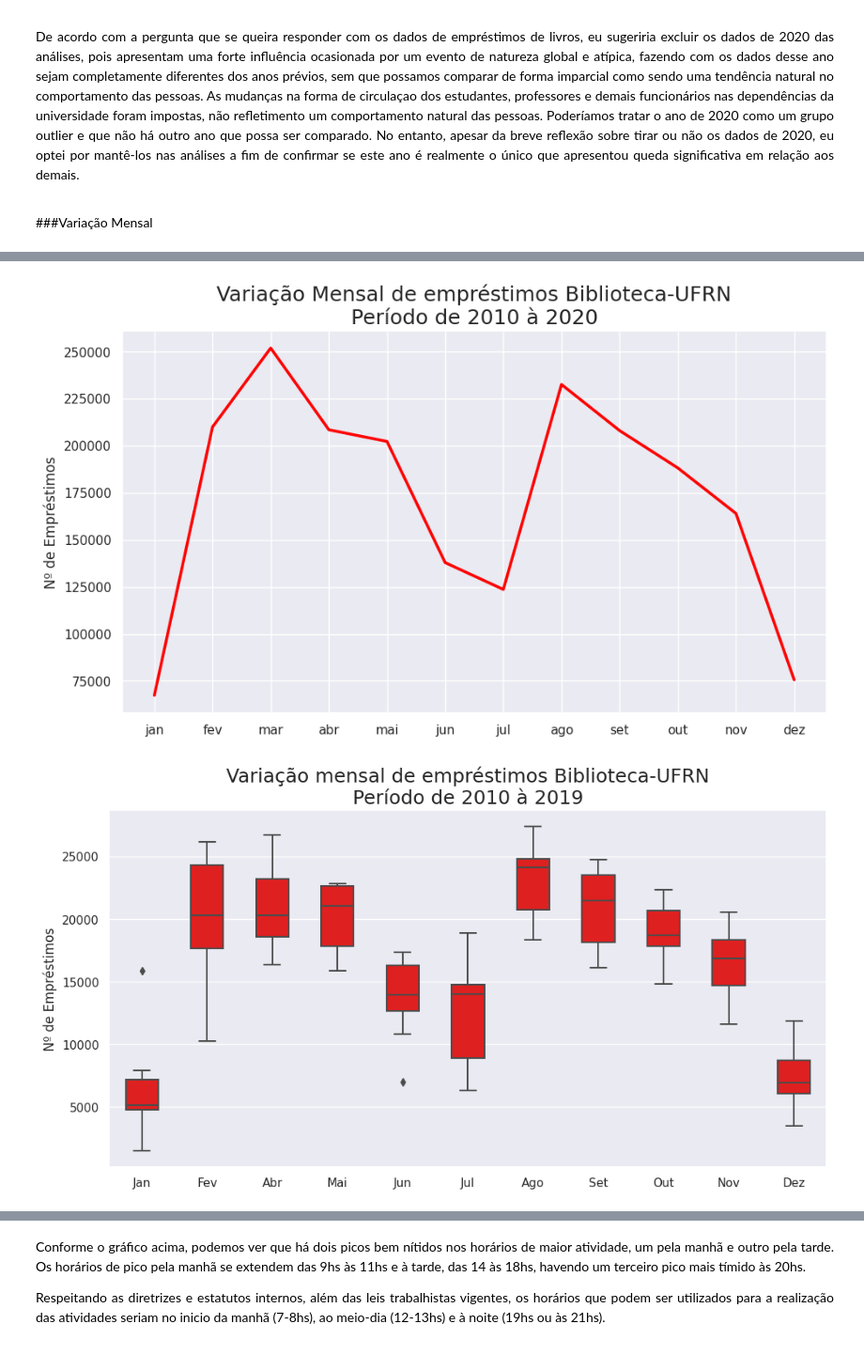
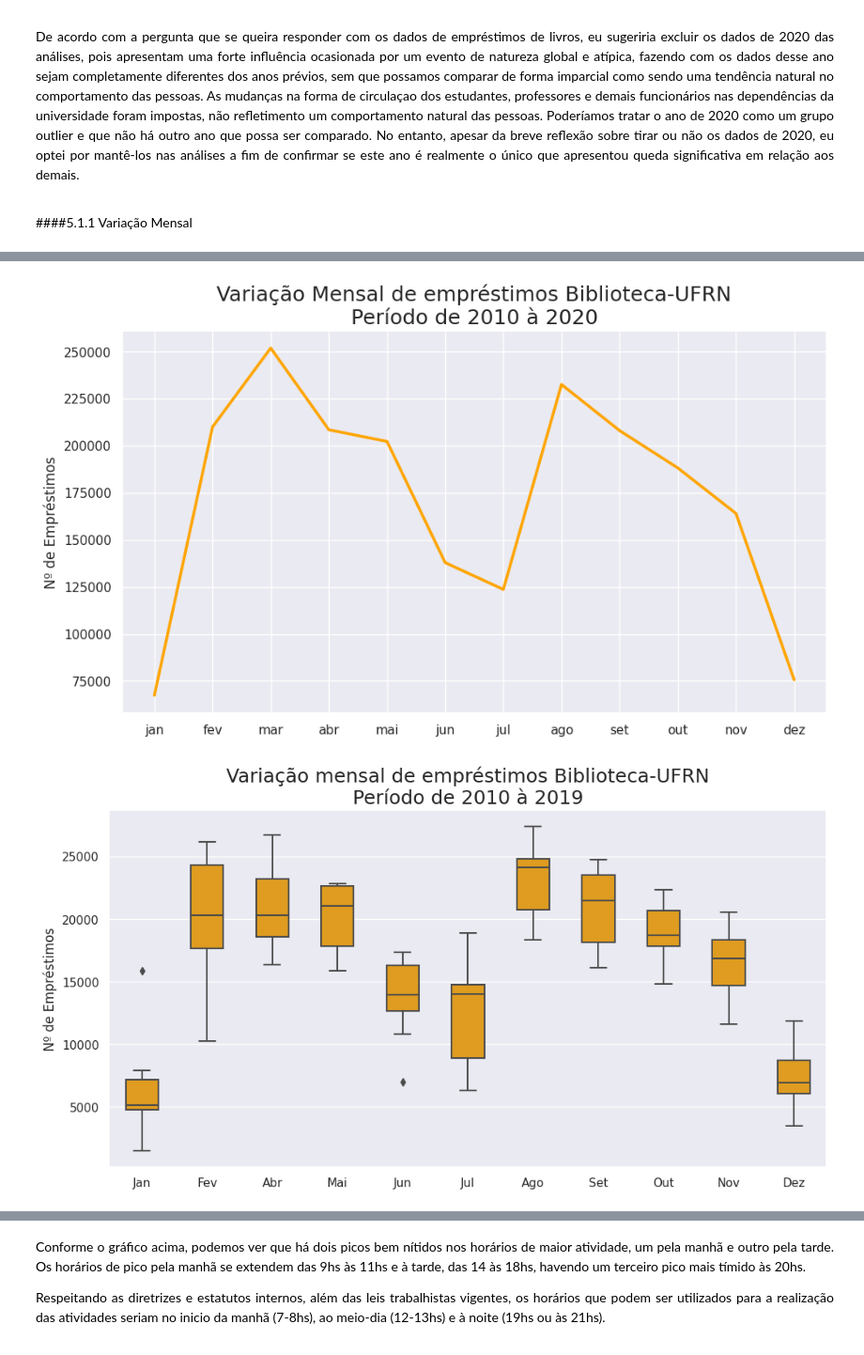
Before and after one commit to JoaoCarraro/Biblioteca, a Jupyter notebook: Portfólio_Biblioteca_UFRN_oficial.ipynb, the cells around one changed output, grey strips where cells are left out. Shown at 94% size. Drawn from its saved outputs; the diff is of its cells as text; code cells hidden in the pictures.

```diff
--- a/Portfólio_Biblioteca_UFRN_oficial.ipynb
+++ b/Portfólio_Biblioteca_UFRN_oficial.ipynb
@@ -1140,7 +1140,7 @@ plt.show()
 
 <p align = "justify">De acordo com a pergunta que se queira responder com os dados de empréstimos de livros, eu sugeriria excluir os dados de 2020 das análises, pois apresentam uma forte influência ocasionada por um evento de natureza global e atípica, fazendo com os dados desse ano sejam completamente diferentes dos anos prévios, sem que possamos comparar de forma imparcial como sendo uma tendência natural no comportamento das pessoas. As mudanças na forma de circulaçao dos estudantes, professores e demais funcionários nas dependências da universidade foram impostas, não refletimento um comportamento natural das pessoas. Poderíamos tratar o ano de 2020 como um grupo outlier e que não há outro ano que possa ser comparado. No entanto, apesar da breve reflexão sobre tirar ou não os dados de 2020, eu optei por mantê-los nas análises a fim de confirmar se este ano é realmente o único que apresentou queda significativa em relação aos demais.
 # %% [markdown]
-###Variação Mensal
+####5.1.1 Variação Mensal
 # %%
 df_emprestimos_meses.iloc[:,1:12].describe()
 # %% [output]
@@ -1158,20 +1158,20 @@ categoria_mes = ['jan', 'fev', 'mar', 'abr', 'mai', 'jun', 'jul', 'ago', 'set',
 valores_mes = mes_total
 # %%
 plt.figure(figsize = (11,6))
-ax=sns.lineplot(x=categoria_mes, y=valores_mes, lw=2.5, color = 'red')
+ax=sns.lineplot(x=categoria_mes, y=valores_mes, lw=2.5, color = 'orange')
 ax.set_title('Variação Mensal de empréstimos Biblioteca-UFRN\nPeríodo de 2010 à 2020', fontsize=18)
 ax.set_xlabel('')
 ax.set_ylabel('Nº de Empréstimos', fontsize = 12)
 plt.show()
 # %% [output]
-[figure, old version]
+[figure, new version]
 # %%
 plt.figure(figsize = (12,6))
-ax = sns.boxplot(df_emprestimos_meses.iloc[:,1:12], width = 0.5, color = 'red')
+ax = sns.boxplot(df_emprestimos_meses.iloc[:,1:12], width = 0.5, color = 'orange')
 ax.set_title('Variação mensal de empréstimos Biblioteca-UFRN\nPeríodo de 2010 à 2019', fontsize=18)
 ax.set_xlabel('')
 ax.set_ylabel('Nº de Empréstimos', fontsize = 12)
 plt.show()
 # %% [output]
-[figure, old version]
+[figure, new version]
 # %%
```
Also changed, not shown: parts of 28 cells of this notebook.
